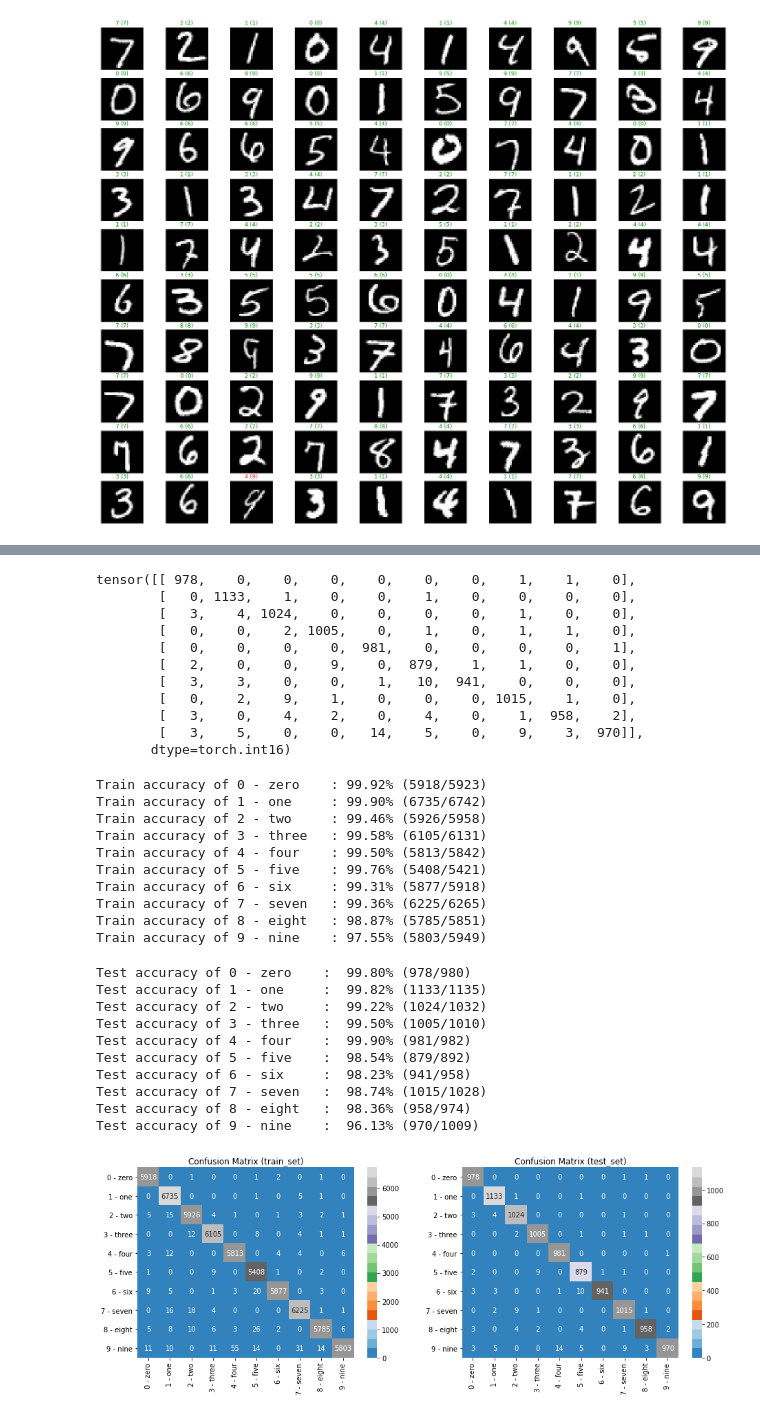
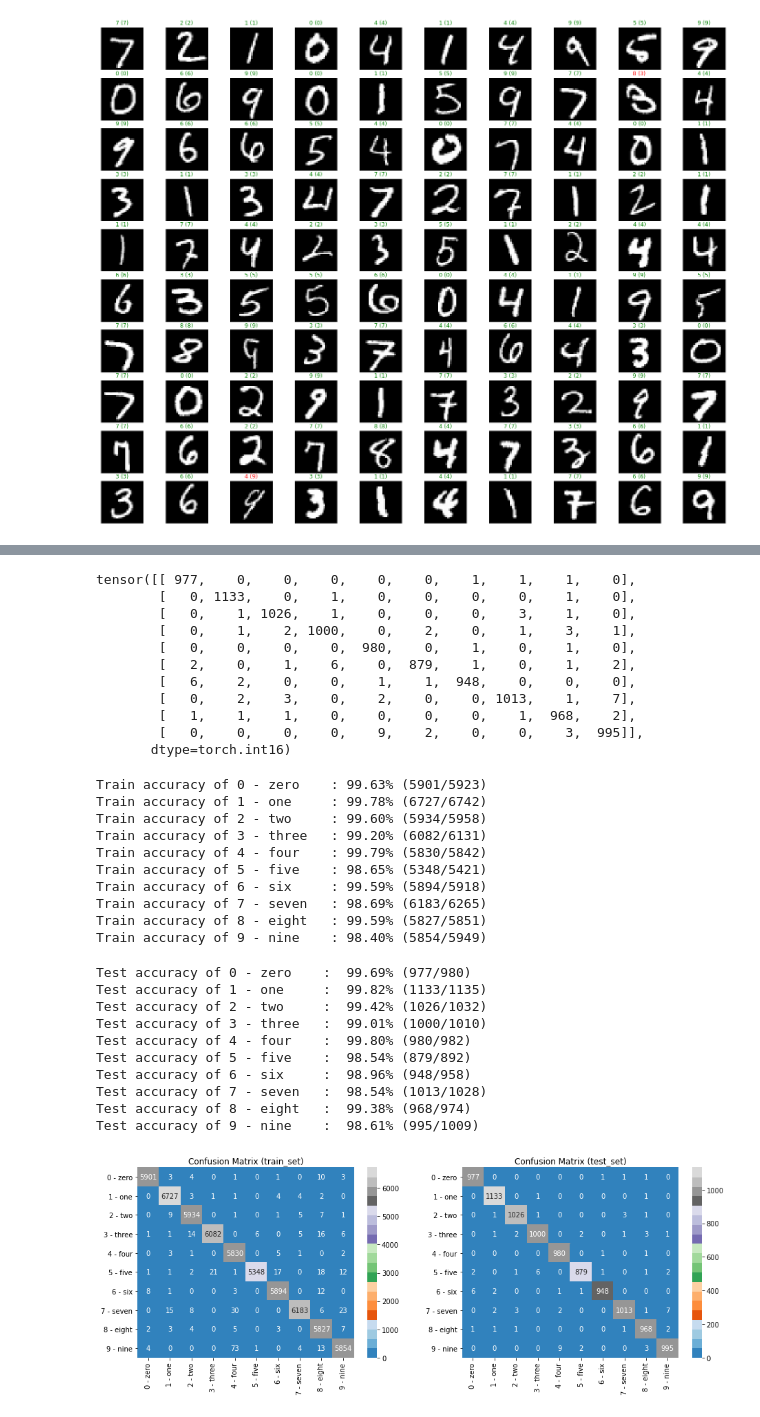
Before and after one commit to priyavrat-misra/handwritten-digit-classification, a Jupyter notebook: results.ipynb, the cells around one changed output, grey strips where cells are left out. Saved outputs shown, nothing was run; the diff lists cells and outputs as text; code cells hidden in the pictures.

Commit message:
add validation

```diff
--- a/results.ipynb
+++ b/results.ipynb
@@ -15,6 +17,9 @@ from utils import device, get_all_preds, get_num_correct
 # %%
 model = Network().to(device)
-model.load_state_dict(torch.load('models/model-run(lr=0.001, batch_size=256).ckpt', map_location=device))
+model.load_state_dict(
+    torch.load('models/without_validation/model-run(lr=0.003, batch_size=256).ckpt',
+    map_location=device)
+    )
 # %% [output]
 <All keys matched successfully>
 # %%
@@ -126,16 +131,16 @@ for row in test_stacked:
 
 test_confmat
 # %% [output]
-tensor([[ 978,    0,    0,    0,    0,    0,    0,    1,    1,    0],
-        [   0, 1133,    1,    0,    0,    1,    0,    0,    0,    0],
-        [   3,    4, 1024,    0,    0,    0,    0,    1,    0,    0],
-        [   0,    0,    2, 1005,    0,    1,    0,    1,    1,    0],
-        [   0,    0,    0,    0,  981,    0,    0,    0,    0,    1],
-        [   2,    0,    0,    9,    0,  879,    1,    1,    0,    0],
-        [   3,    3,    0,    0,    1,   10,  941,    0,    0,    0],
-        [   0,    2,    9,    1,    0,    0,    0, 1015,    1,    0],
-        [   3,    0,    4,    2,    0,    4,    0,    1,  958,    2],
-        [   3,    5,    0,    0,   14,    5,    0,    9,    3,  970]],
+tensor([[ 977,    0,    0,    0,    0,    0,    1,    1,    1,    0],
+        [   0, 1133,    0,    1,    0,    0,    0,    0,    1,    0],
+        [   0,    1, 1026,    1,    0,    0,    0,    3,    1,    0],
+        [   0,    1,    2, 1000,    0,    2,    0,    1,    3,    1],
+        [   0,    0,    0,    0,  980,    0,    1,    0,    1,    0],
+        [   2,    0,    1,    6,    0,  879,    1,    0,    1,    2],
+        [   6,    2,    0,    0,    1,    1,  948,    0,    0,    0],
+        [   0,    2,    3,    0,    2,    0,    0, 1013,    1,    7],
+        [   1,    1,    1,    0,    0,    0,    0,    1,  968,    2],
+        [   0,    0,    0,    0,    9,    2,    0,    0,    3,  995]],
        dtype=torch.int16)
 # %%
 for i in range(10):
@@ -146,16 +151,16 @@ for i in range(10):
         train_set.targets.bincount()[i].item()
     ))
 # %% [output]
-Train accuracy of 0 - zero    : 99.92% (5918/5923)
-Train accuracy of 1 - one     : 99.90% (6735/6742)
-Train accuracy of 2 - two     : 99.46% (5926/5958)
-Train accuracy of 3 - three   : 99.58% (6105/6131)
-Train accuracy of 4 - four    : 99.50% (5813/5842)
-Train accuracy of 5 - five    : 99.76% (5408/5421)
-Train accuracy of 6 - six     : 99.31% (5877/5918)
-Train accuracy of 7 - seven   : 99.36% (6225/6265)
-Train accuracy of 8 - eight   : 98.87% (5785/5851)
-Train accuracy of 9 - nine    : 97.55% (5803/5949)
+Train accuracy of 0 - zero    : 99.63% (5901/5923)
+Train accuracy of 1 - one     : 99.78% (6727/6742)
+Train accuracy of 2 - two     : 99.60% (5934/5958)
+Train accuracy of 3 - three   : 99.20% (6082/6131)
+Train accuracy of 4 - four    : 99.79% (5830/5842)
+Train accuracy of 5 - five    : 98.65% (5348/5421)
+Train accuracy of 6 - six     : 99.59% (5894/5918)
+Train accuracy of 7 - seven   : 98.69% (6183/6265)
+Train accuracy of 8 - eight   : 99.59% (5827/5851)
+Train accuracy of 9 - nine    : 98.40% (5854/5949)
 # %%
 for i in range(10):
     print('Test accuracy of {:12s}:\t{:.2f}% ({}/{})'.format(
@@ -165,30 +170,30 @@ for i in range(10):
         test_set.targets.bincount()[i].item()
     ))
 # %% [output]
-Test accuracy of 0 - zero    :  99.80% (978/980)
+Test accuracy of 0 - zero    :  99.69% (977/980)
 Test accuracy of 1 - one     :  99.82% (1133/1135)
-Test accuracy of 2 - two     :  99.22% (1024/1032)
-Test accuracy of 3 - three   :  99.50% (1005/1010)
-Test accuracy of 4 - four    :  99.90% (981/982)
+Test accuracy of 2 - two     :  99.42% (1026/1032)
+Test accuracy of 3 - three   :  99.01% (1000/1010)
+Test accuracy of 4 - four    :  99.80% (980/982)
 Test accuracy of 5 - five    :  98.54% (879/892)
-Test accuracy of 6 - six     :  98.23% (941/958)
-Test accuracy of 7 - seven   :  98.74% (1015/1028)
-Test accuracy of 8 - eight   :  98.36% (958/974)
-Test accuracy of 9 - nine    :  96.13% (970/1009)
+Test accuracy of 6 - six     :  98.96% (948/958)
+Test accuracy of 7 - seven   :  98.54% (1013/1028)
+Test accuracy of 8 - eight   :  99.38% (968/974)
+Test accuracy of 9 - nine    :  98.61% (995/1009)
 # %%
 cm_train = pd.DataFrame(train_confmat.numpy(), index=train_set.classes, columns=train_set.classes)
 cm_test = pd.DataFrame(test_confmat.numpy(), index=test_set.classes, columns=test_set.classes)
 
-cm_fig = plt.figure(figsize=(100, 60))
-ax = cm_fig.add_subplot(10, 12, 1)
+fig = plt.figure(figsize=(100, 60))
+ax = fig.add_subplot(10, 12, 1)
 ax = sns.heatmap(cm_train, annot=True, cmap='tab20c', fmt='d', annot_kws={'size': 10})
 ax.set_title("Confusion Matrix (train_set)")
-ax = cm_fig.add_subplot(10, 12, 2)
+ax = fig.add_subplot(10, 12, 2)
 ax = sns.heatmap(cm_test, annot=True, cmap='tab20c', fmt='d', annot_kws={'size': 10})
 ax.set_title("Confusion Matrix (test_set)")
 
 plt.show()
-cm_fig.savefig('visualizations/confusion_matrix.png', bbox='tight')
+fig.savefig('visualizations/confusion_matrix_without_val.png', bbox='tight')
 plt.close()
 # %% [output]
-[figure, old version]
+[figure, new version]
```
Also changed, not shown: parts of 16 cells of this notebook, 32 other files.
